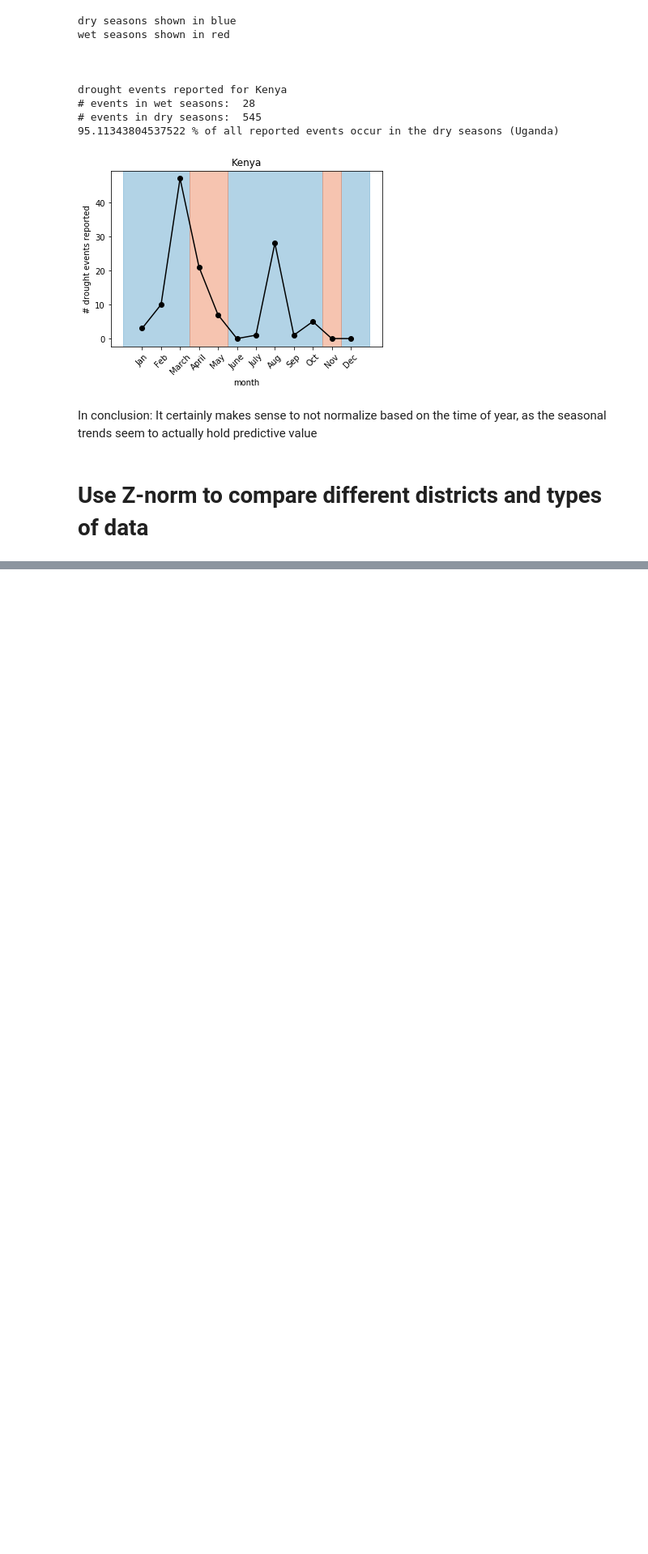
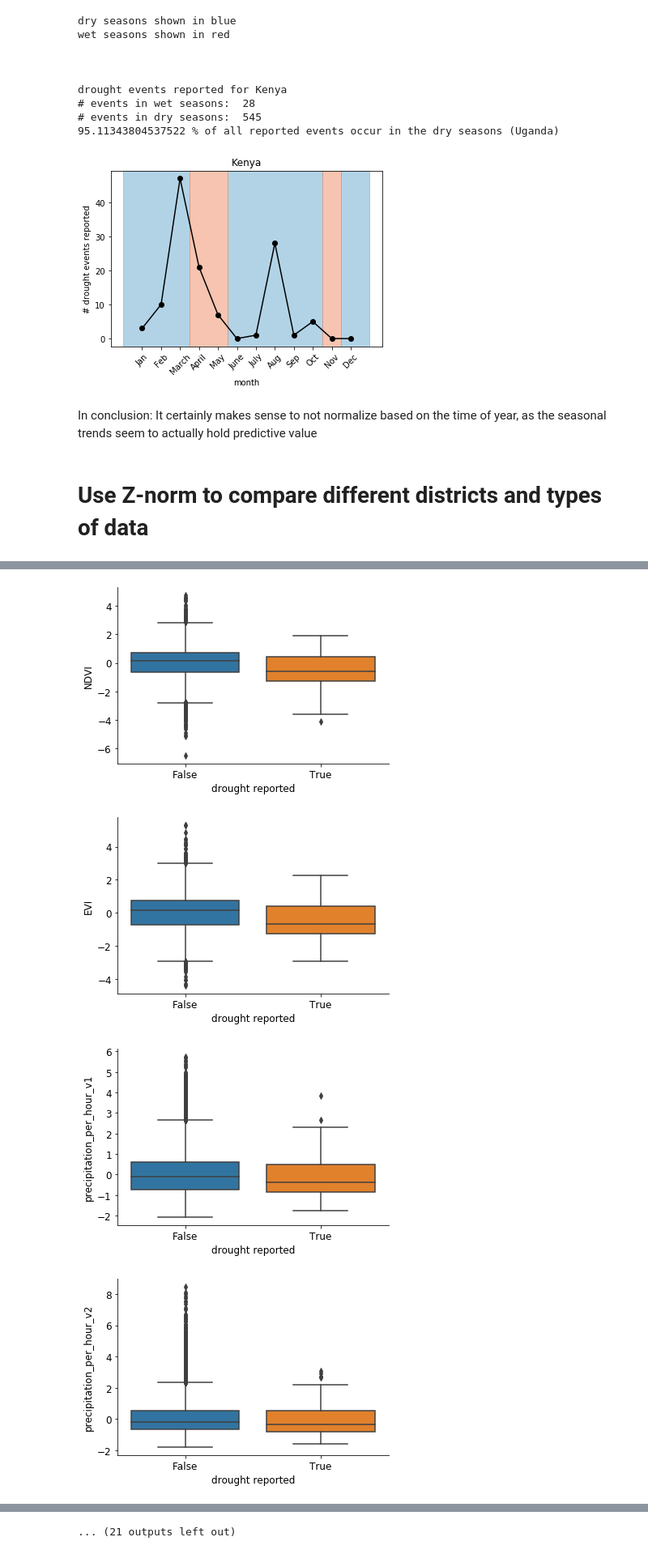
Before and after one commit to rodekruis/Drought_IBF, a Jupyter notebook: experiments/normalize data by district .ipynb, the cells around one changed output, grey strips where cells are left out. Shown at 81% size. Drawn from its saved outputs; the diff is of its cells as text; code cells hidden in the pictures; blank space fills up the shorter version.

```diff
--- a/experiments/normalize data by district .ipynb
+++ b/experiments/normalize data by district .ipynb
@@ -298,0 +208,16 @@ drought_desinventar
+# %%
+indicators = list(normed_by_district.columns.drop(['Country','District','date','day','month','year']))
+
+for var in indicators:
+    plt.figure()
+    sns.boxplot(x='drought_reported',y=var,data=normed_by_district);
+    plt.xlabel('drought reported', fontsize=12,color='black')
+    plt.ylabel(var, fontsize=12, color="black")
+    plt.xticks(rotation=0,fontsize=12, color="black")
+    plt.yticks(fontsize=12, color="black");
+    sns.despine();
+# %% [output]
+[figure, added]
+[figure, added]
+[figure, added]
+[figure, added]
@@ -298,0 +232 @@ drought_desinventar
+... (21 outputs left out)
```
Also changed, not shown: parts of 11 cells of this notebook, 3 other files.
